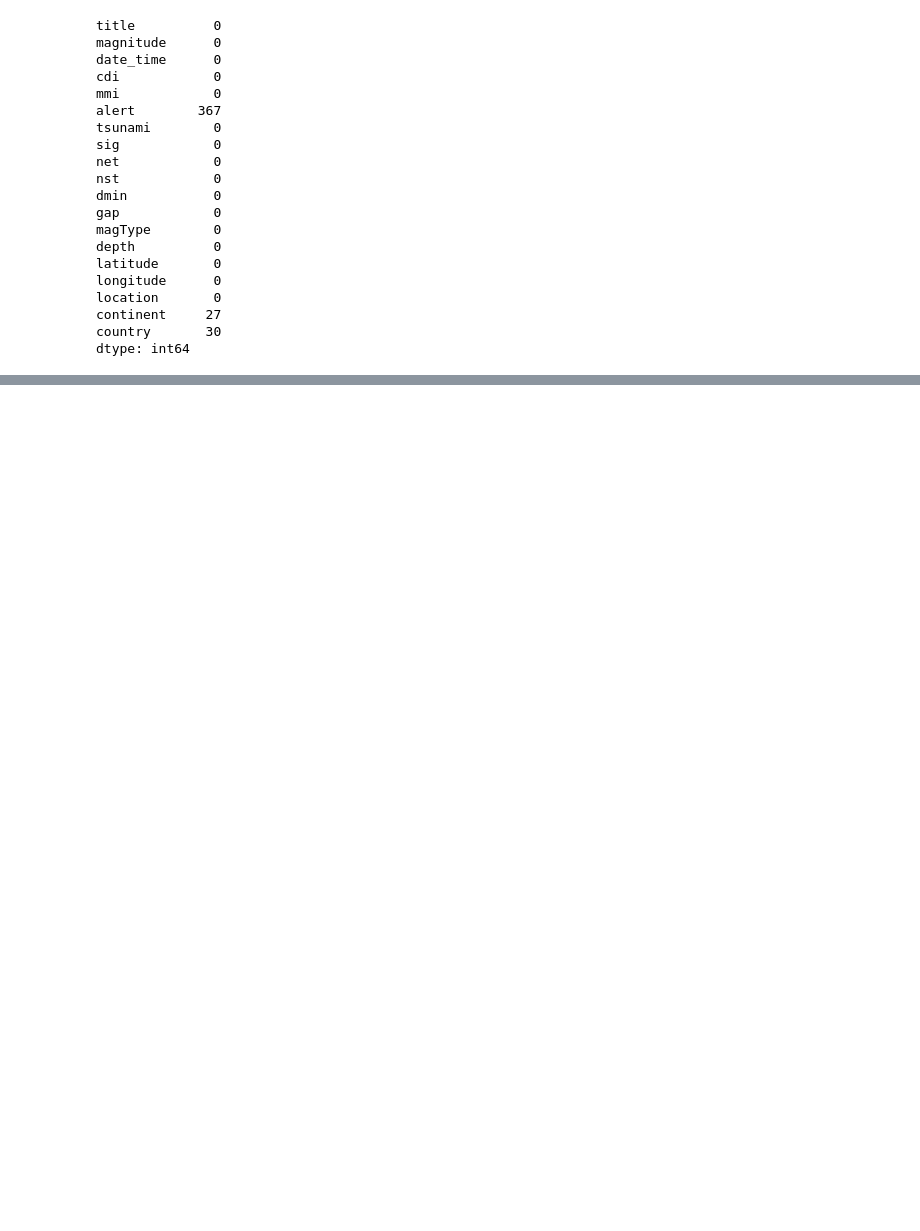
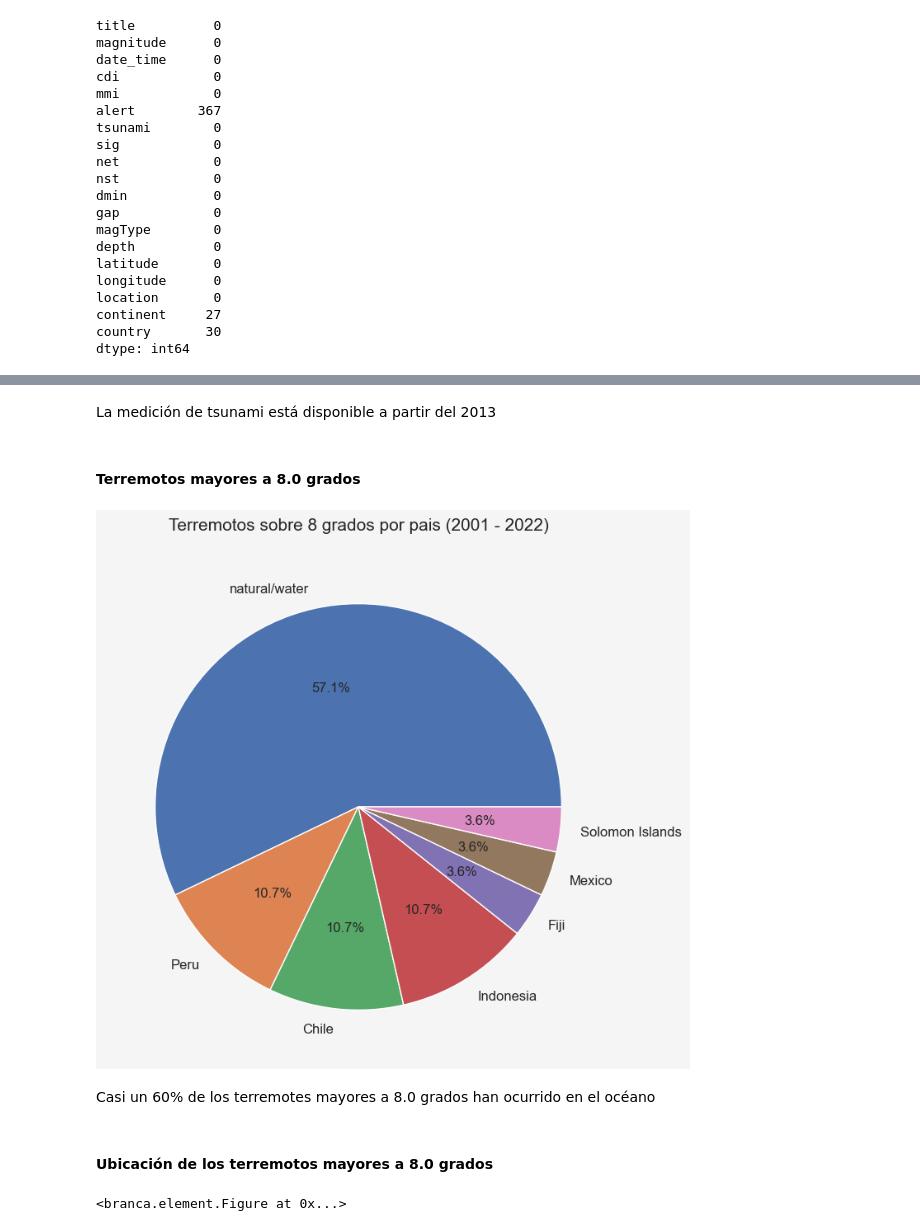
Before and after one commit to Erwin-d3v/Proyecto-2, a Jupyter notebook: Earthquakes.ipynb, the cells around one changed output, grey strips where cells are left out. Saved outputs shown, nothing was run; the diff lists cells and outputs as text; code cells hidden in the pictures; blank space fills up the shorter version.

```diff
--- a/Earthquakes.ipynb
+++ b/Earthquakes.ipynb
@@ -309,0 +436,16 @@ NameError: name 'df' is not defined
+# %% [markdown]
+La medición de tsunami está disponible a partir del 2013
+# %% [markdown]
+#### **Terremotos mayores a 8.0 grados**
+# %%
+plt.figure(figsize=(8,8))
+countries_above_8 = df[df["magnitude"] >= 8]["country"].value_counts()
+plt.pie(countries_above_8, labels=countries_above_8.index, autopct='%1.1f%%', textprops={'fontsize': 12})
+plt.title("Terremotos sobre 8 grados por pais (2001 - 2022)", {"fontsize":15}, pad=20)
+plt.show()
+# %% [output]
+[figure, added]
+# %% [markdown]
+Casi un 60% de los terremotes mayores a 8.0 grados han ocurrido en el océano
+# %% [markdown]
+#### **Ubicación de los terremotos mayores a 8.0 grados**
@@ -309,0 +458,8 @@ NameError: name 'df' is not defined
+# %%
+fig = Figure(width=1200, height=600)
+map = folium.Map(location = [df[df["magnitude"] >= 8]["latitude"].mean(), df[df["magnitude"] >= 8]["longitude"].mean()], zoom_start=2, scrollWheelZoom=False, dragging=True)
+for index in df_map.index:
+  folium.Marker(location=[df_map.loc[index,"latitude"], df_map.loc[index,"longitude"]],popup=df_map.loc[index,"magnitude"], icon=folium.Icon(color=df_map.loc[index,"alert"], icon="times", prefix='fas fa') ).add_to(map)
+fig.add_child(map)
+# %% [output]
+<branca.element.Figure at 0x...>
```
Also changed, not shown: parts of 43 cells of this notebook, 1 other file.
